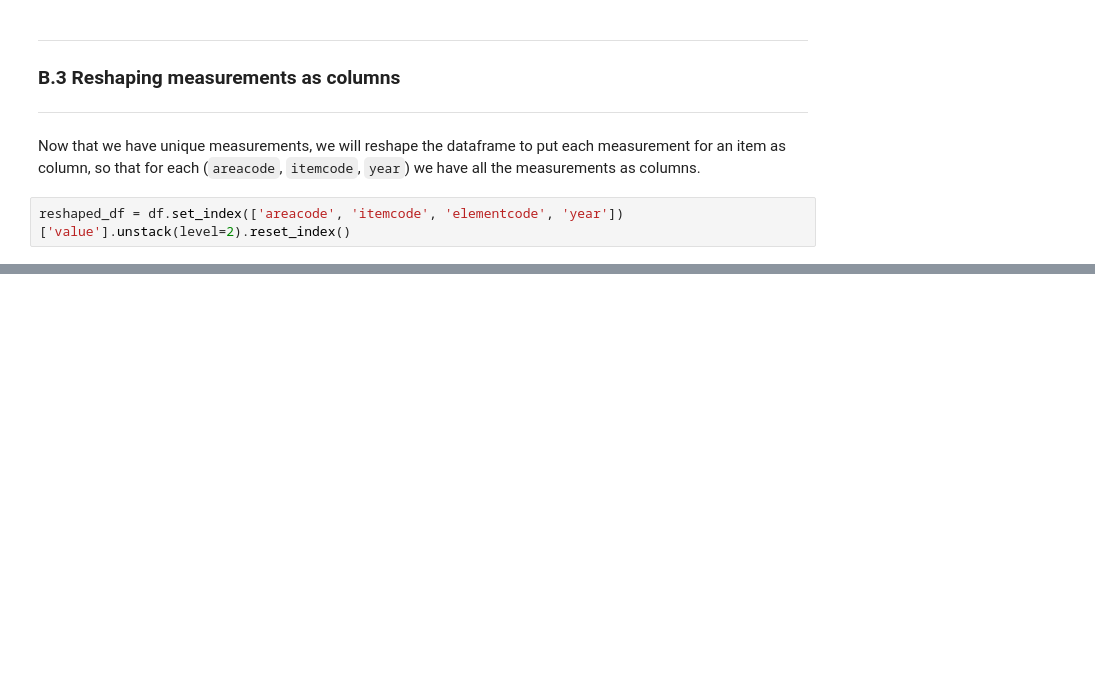
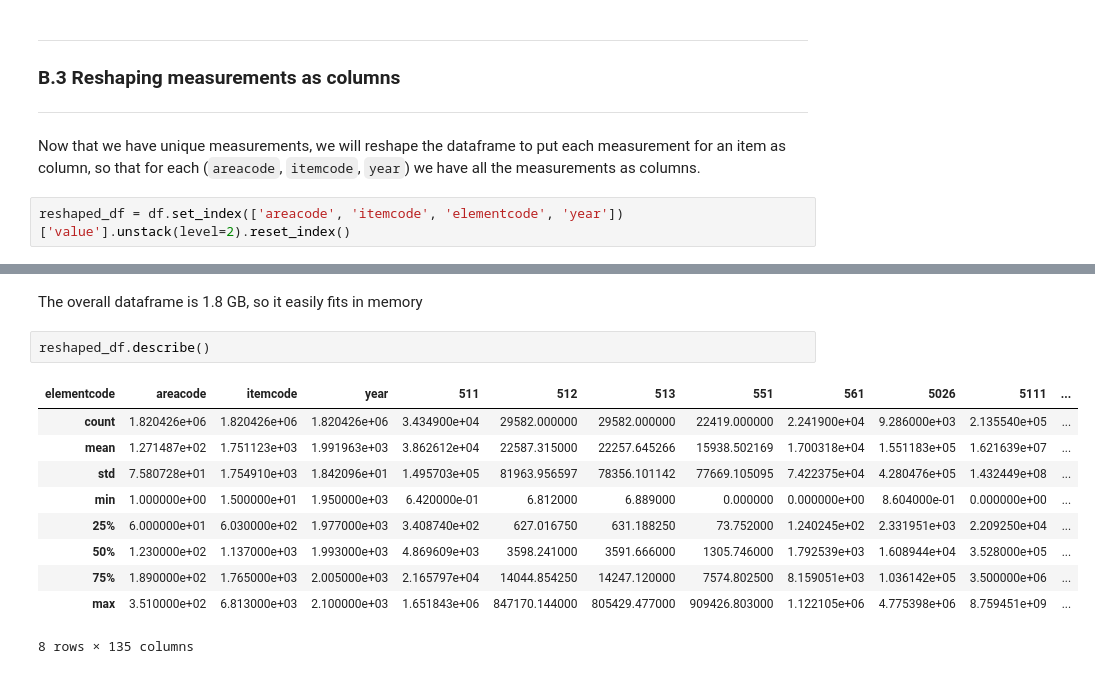
Before and after one commit to ChatPerche/ADA_Project, a Jupyter notebook: Milestone_2.ipynb, the cells around one changed output, grey strips where cells are left out. Saved outputs shown, nothing was run; the diff lists cells and outputs as text; blank space fills up the shorter version.

```diff
--- a/Milestone_2.ipynb
+++ b/Milestone_2.ipynb
@@ -742,0 +664,15 @@ array([  1,   2,   3,   4,   5,   7,   8,   9,  10,  11,  12,  13,  14,
+# %% [markdown]
+The overall dataframe is 1.8 GB, so it easily fits in memory
+# %%
+reshaped_df.describe()
+# %% [output]
+| elementcode | areacode | itemcode | year | 511 | 512 | 513 | 551 | 561 | 5026 | 5111 | ... |
+| count | 1.820426e+06 | 1.820426e+06 | 1.820426e+06 | 3.434900e+04 | 29582.000000 | 29582.000000 | 22419.000000 | 2.241900e+04 | 9.286000e+03 | 2.135540e+05 | ... |
+| mean | 1.271487e+02 | 1.751123e+03 | 1.991963e+03 | 3.862612e+04 | 22587.315000 | 22257.645266 | 15938.502169 | 1.700318e+04 | 1.551183e+05 | 1.621639e+07 | ... |
+| std | 7.580728e+01 | 1.754910e+03 | 1.842096e+01 | 1.495703e+05 | 81963.956597 | 78356.101142 | 77669.105095 | 7.422375e+04 | 4.280476e+05 | 1.432449e+08 | ... |
+| min | 1.000000e+00 | 1.500000e+01 | 1.950000e+03 | 6.420000e-01 | 6.812000 | 6.889000 | 0.000000 | 0.000000e+00 | 8.604000e-01 | 0.000000e+00 | ... |
+| 25% | 6.000000e+01 | 6.030000e+02 | 1.977000e+03 | 3.408740e+02 | 627.016750 | 631.188250 | 73.752000 | 1.240245e+02 | 2.331951e+03 | 2.209250e+04 | ... |
+| 50% | 1.230000e+02 | 1.137000e+03 | 1.993000e+03 | 4.869609e+03 | 3598.241000 | 3591.666000 | 1305.746000 | 1.792539e+03 | 1.608944e+04 | 3.528000e+05 | ... |
+| 75% | 1.890000e+02 | 1.765000e+03 | 2.005000e+03 | 2.165797e+04 | 14044.854250 | 14247.120000 | 7574.802500 | 8.159051e+03 | 1.036142e+05 | 3.500000e+06 | ... |
+| max | 3.510000e+02 | 6.813000e+03 | 2.100000e+03 | 1.651843e+06 | 847170.144000 | 805429.477000 | 909426.803000 | 1.122105e+06 | 4.775398e+06 | 8.759451e+09 | ... |
+8 rows × 135 columns
```
Also changed, not shown: parts of 88 cells of this notebook, 2 other files.
